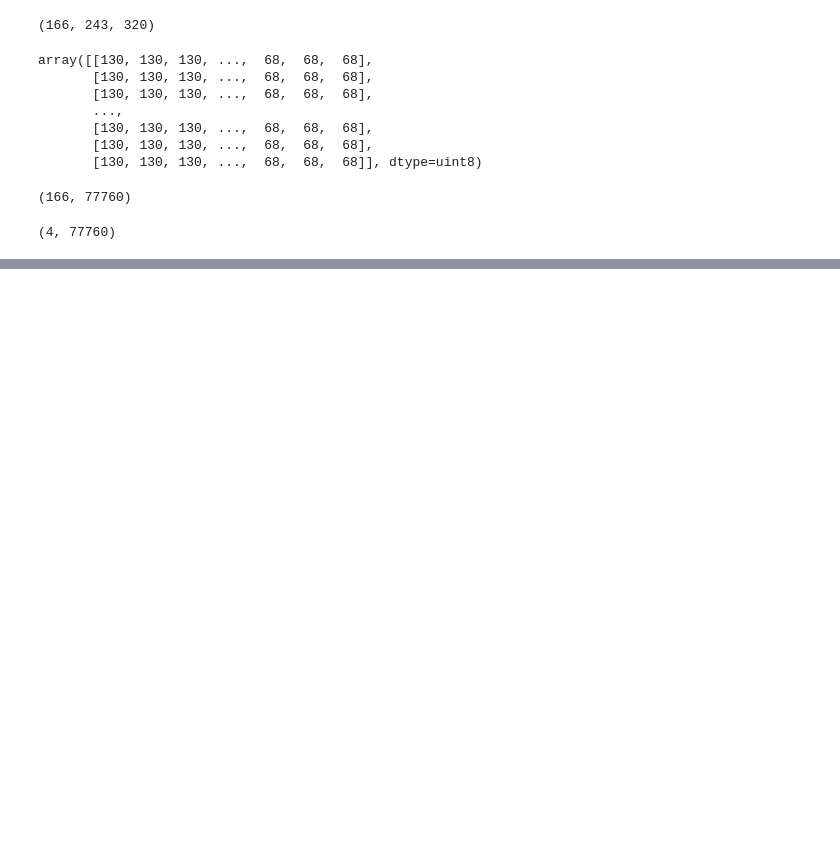
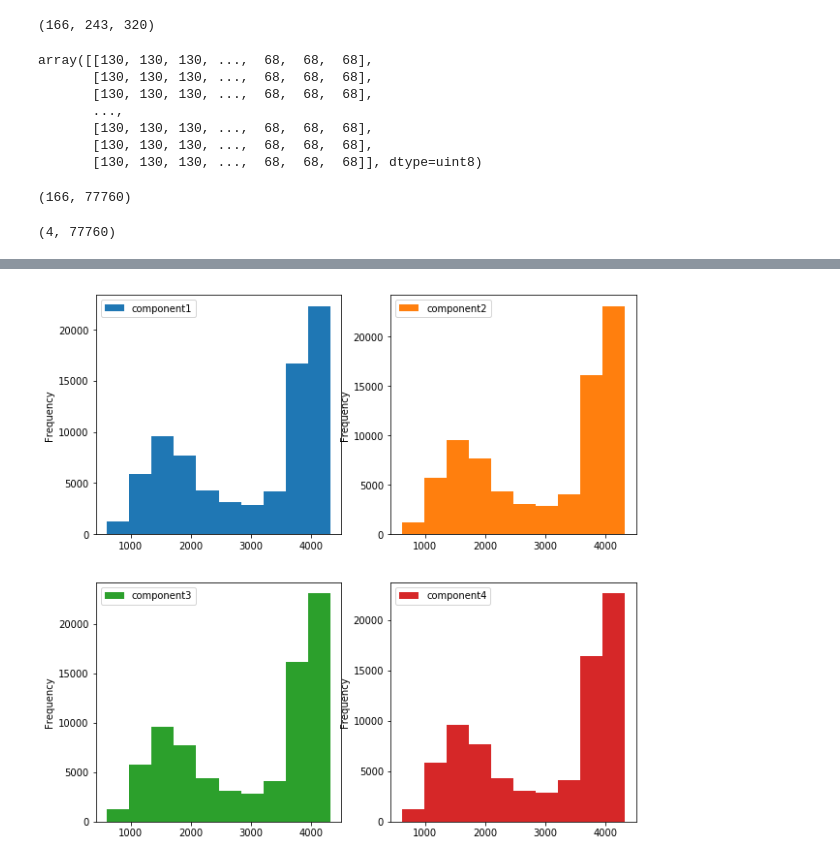
Before and after one commit to jtillis0317/Drills-and-Projects, a Jupyter notebook: Challenge - Make Your Network.ipynb, the cells around one changed output, grey strips where cells are left out. Saved outputs shown, nothing was run; the diff lists cells and outputs as text; code cells hidden in the pictures; blank space fills up the shorter version.

```diff
--- a/Challenge - Make Your Network.ipynb
+++ b/Challenge - Make Your Network.ipynb
@@ -143,0 +156,6 @@ TypeError: only integer scalar arrays can be converted to a scalar index
+# %%
+fig, ax = plt.subplots(ncols=2, nrows=2, figsize=(10,10))
+
+plot = df.plot(kind="hist", subplots=True, ax=ax)
+# %% [output]
+[figure, added]
```
Also changed, not shown: parts of 19 cells of this notebook.
